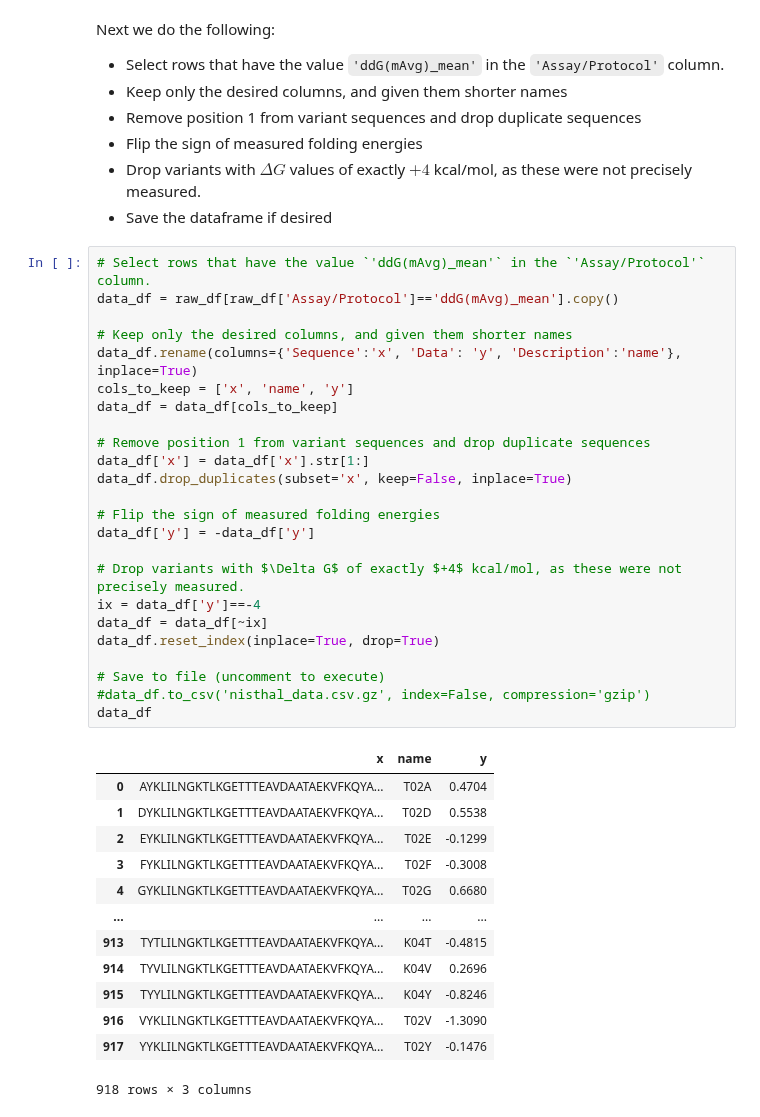
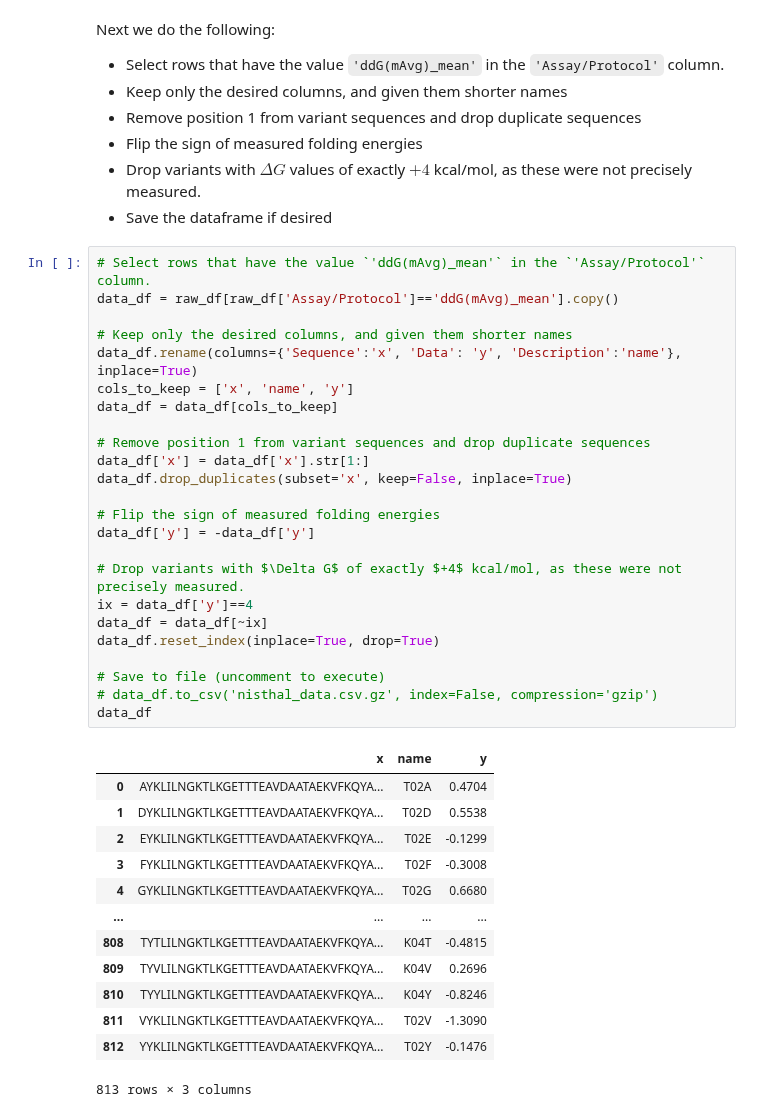
Before and after one commit to jbkinney/mavenn, a Jupyter notebook: docs/datasets/dataset_nisthal.ipynb, the cells around one changed output. Drawn from its saved outputs; the diff is of its cells as text.

```diff
--- a/docs/datasets/dataset_nisthal.ipynb
+++ b/docs/datasets/dataset_nisthal.ipynb
@@ -65,38 +65,38 @@ Next we do the following:
 # %%
 # Select rows that have the value `'ddG(mAvg)_mean'` in the `'Assay/Protocol'` column.
 data_df = raw_df[raw_df['Assay/Protocol']=='ddG(mAvg)_mean'].copy()
 
 # Keep only the desired columns, and given them shorter names
 data_df.rename(columns={'Sequence':'x', 'Data': 'y', 'Description':'name'}, inplace=True)
 cols_to_keep = ['x', 'name', 'y']
 data_df = data_df[cols_to_keep]
 
 # Remove position 1 from variant sequences and drop duplicate sequences
 data_df['x'] = data_df['x'].str[1:]
 data_df.drop_duplicates(subset='x', keep=False, inplace=True)
 
 # Flip the sign of measured folding energies
 data_df['y'] = -data_df['y']
 
 # Drop variants with $\Delta G$ of exactly $+4$ kcal/mol, as these were not precisely measured.
-ix = data_df['y']==-4
+ix = data_df['y']==4
 data_df = data_df[~ix]
 data_df.reset_index(inplace=True, drop=True)
 
 # Save to file (uncomment to execute)
-#data_df.to_csv('nisthal_data.csv.gz', index=False, compression='gzip')
+# data_df.to_csv('nisthal_data.csv.gz', index=False, compression='gzip')
 data_df
 # %% [output]
 |  | x | name | y |
 | 0 | AYKLILNGKTLKGETTTEAVDAATAEKVFKQYA... | T02A | 0.4704 |
 | 1 | DYKLILNGKTLKGETTTEAVDAATAEKVFKQYA... | T02D | 0.5538 |
 | 2 | EYKLILNGKTLKGETTTEAVDAATAEKVFKQYA... | T02E | -0.1299 |
 | 3 | FYKLILNGKTLKGETTTEAVDAATAEKVFKQYA... | T02F | -0.3008 |
 | 4 | GYKLILNGKTLKGETTTEAVDAATAEKVFKQYA... | T02G | 0.6680 |
 | ... | ... | ... | ... |
-| 913 | TYTLILNGKTLKGETTTEAVDAATAEKVFKQYA... | K04T | -0.4815 |
-| 914 | TYVLILNGKTLKGETTTEAVDAATAEKVFKQYA... | K04V | 0.2696 |
-| 915 | TYYLILNGKTLKGETTTEAVDAATAEKVFKQYA... | K04Y | -0.8246 |
-| 916 | VYKLILNGKTLKGETTTEAVDAATAEKVFKQYA... | T02V | -1.3090 |
-| 917 | YYKLILNGKTLKGETTTEAVDAATAEKVFKQYA... | T02Y | -0.1476 |
+| 808 | TYTLILNGKTLKGETTTEAVDAATAEKVFKQYA... | K04T | -0.4815 |
+| 809 | TYVLILNGKTLKGETTTEAVDAATAEKVFKQYA... | K04V | 0.2696 |
+| 810 | TYYLILNGKTLKGETTTEAVDAATAEKVFKQYA... | K04Y | -0.8246 |
+| 811 | VYKLILNGKTLKGETTTEAVDAATAEKVFKQYA... | T02V | -1.3090 |
+| 812 | YYKLILNGKTLKGETTTEAVDAATAEKVFKQYA... | T02Y | -0.1476 |
-918 rows × 3 columns
+813 rows × 3 columns
```
Also changed, not shown: 2 other files.
